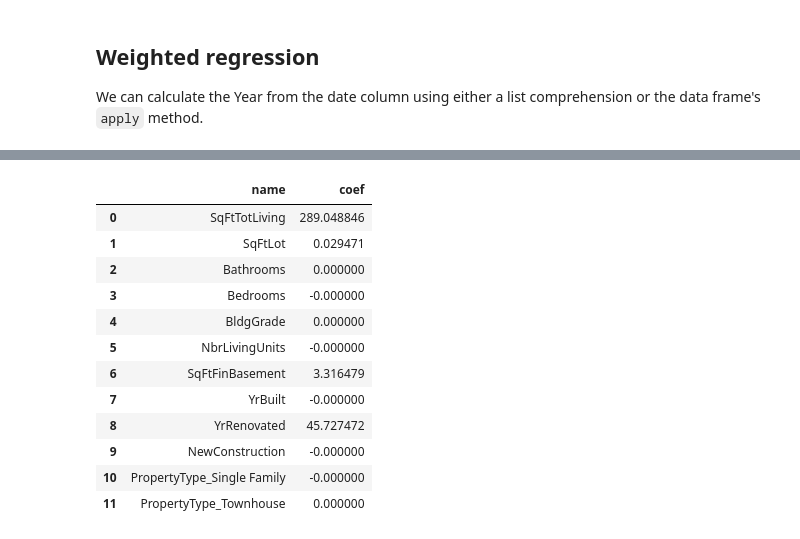
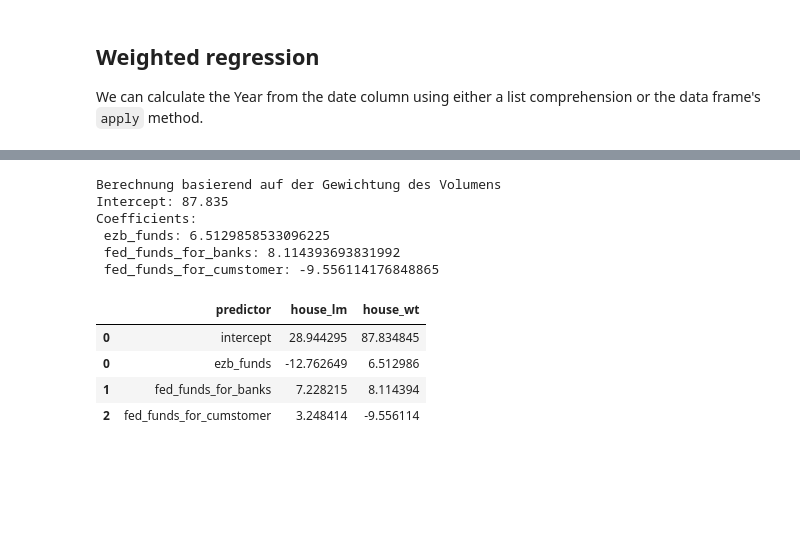
Before and after one commit to FalcarDE/ss_2032_stonks_data_science, a Jupyter notebook: Chapter 4 - Regression and Prediction.ipynb, the cells around one changed output, grey strips where cells are left out. Drawn from its saved outputs; the diff is of its cells as text; code cells hidden in the pictures; blank space fills up the shorter version.

Commit message:
Adding Multiple Regression and Weighted regression

```diff
--- a/Chapter 4 - Regression and Prediction.ipynb
+++ b/Chapter 4 - Regression and Prediction.ipynb
@@ -947,19 +253,0 @@ plt.show()
-# %%
-pd.DataFrame({
-    'name': columns,
-    'coef': modelCV.coef_,
-})
-# %% [output]
-|  | name | coef |
-| 0 | SqFtTotLiving | 289.048846 |
-| 1 | SqFtLot | 0.029471 |
-| 2 | Bathrooms | 0.000000 |
-| 3 | Bedrooms | -0.000000 |
-| 4 | BldgGrade | 0.000000 |
-| 5 | NbrLivingUnits | -0.000000 |
-| 6 | SqFtFinBasement | 3.316479 |
-| 7 | YrBuilt | -0.000000 |
-| 8 | YrRenovated | 45.727472 |
-| 9 | NewConstruction | -0.000000 |
-| 10 | PropertyType_Single Family | -0.000000 |
-| 11 | PropertyType_Townhouse | 0.000000 |
@@ -976,0 +254,49 @@ pd.DataFrame({
+# %%
+multiple_regression_combined_data = pd.read_csv('data/generatedDatasets/multiple_regression_combined_data.csv')
+multiple_regression_combined_data = multiple_regression_combined_data.dropna(axis=0)
+
+# Definiere die Prädiktoren und das Ziel
+predictors = ['ezb_funds', 'fed_funds_for_banks', 'fed_funds_for_cumstomer']
+outcome = 'Adj Close'
+
+
+# TODO GEWICHTUNG ÜBERDENKEN?
+# Gewichtung basierend auf dem Volumen
+weights = multiple_regression_combined_data['Volume']
+
+# Initialisiere das lineare Regressionsmodell mit gewichteten Daten
+adjClose_etf_wt = LinearRegression()
+adjClose_etf_wt.fit(multiple_regression_combined_data[predictors], multiple_regression_combined_data[outcome], sample_weight=weights)
+
+# Zeige die Ergebnisse an
+print('Berechnung basierend auf der Gewichtung des Volumens')
+print(f'Intercept: {adjClose_etf_wt.intercept_:.3f}')
+print('Coefficients:')
+for name, coef in zip(predictors, adjClose_etf_wt.coef_):
+    print(f' {name}: {coef}')
+# %% [output]
+Berechnung basierend auf der Gewichtung des Volumens
+Intercept: 87.835
+Coefficients:
+ ezb_funds: 6.5129858533096225
+ fed_funds_for_banks: 8.114393693831992
+ fed_funds_for_cumstomer: -9.556114176848865
+# %%
+pd.concat([
+    pd.DataFrame({
+        'predictor': ['intercept'],
+        'house_lm': adjClose_etf_lm.intercept_,
+        'house_wt': adjClose_etf_wt.intercept_,
+    }),
+    pd.DataFrame({
+        'predictor': predictors,
+        'house_lm': adjClose_etf_lm.coef_,
+        'house_wt': adjClose_etf_wt.coef_,
+    }),
+])
+# %% [output]
+|  | predictor | house_lm | house_wt |
+| 0 | intercept | 28.944295 | 87.834845 |
+| 0 | ezb_funds | -12.762649 | 6.512986 |
+| 1 | fed_funds_for_banks | 7.228215 | 8.114394 |
+| 2 | fed_funds_for_cumstomer | 3.248414 | -9.556114 |
```
Also changed, not shown: parts of 72 cells of this notebook, 5 other files.
